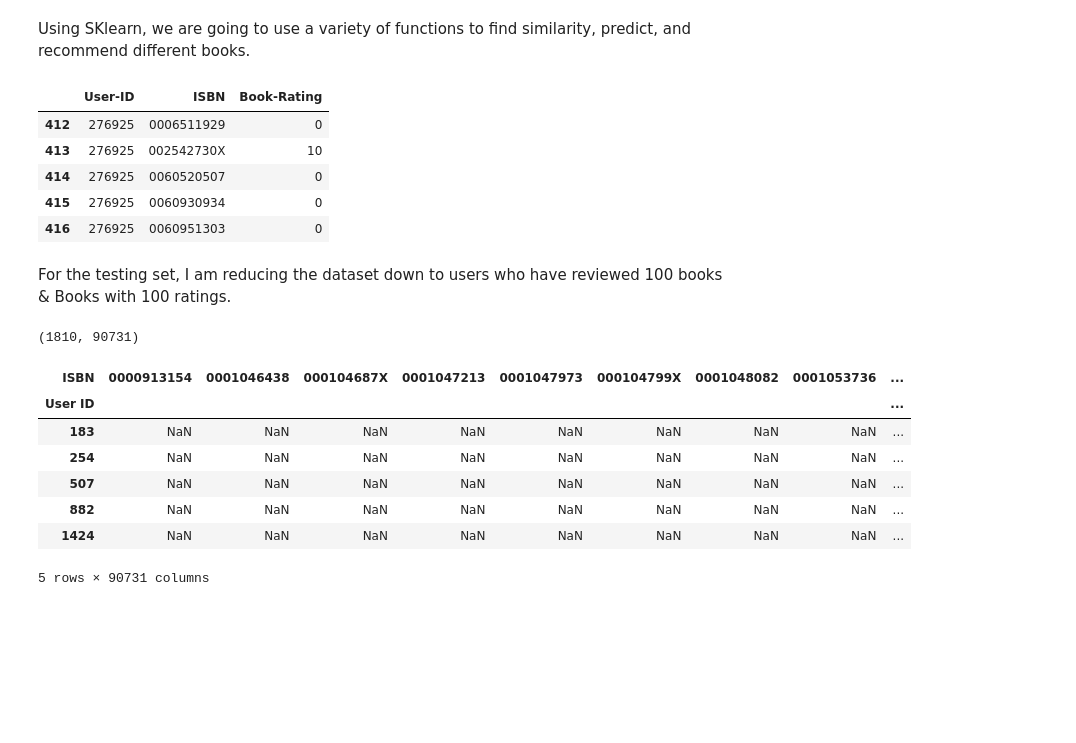
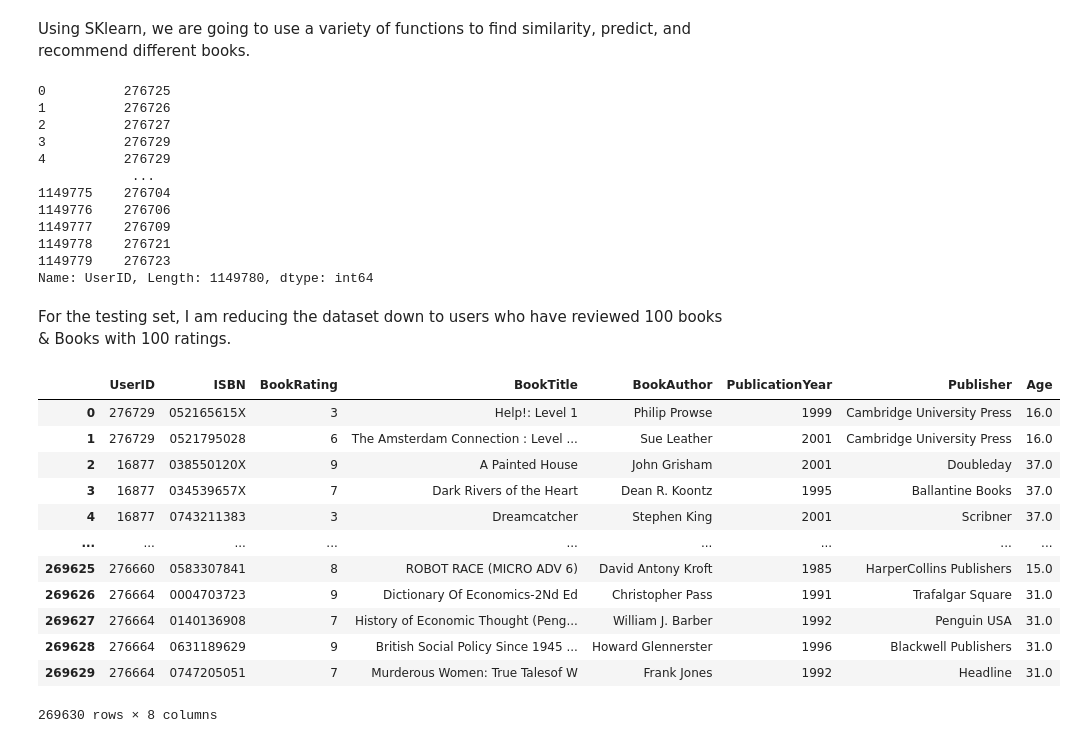
Before and after one commit to wristi/Book-Recommender-System-Challenge, a Jupyter notebook: Project_Code/Recommender System.ipynb, the cells around one changed output. Cells and saved outputs as stored; diff of their text form; code cells hidden in the pictures; blank space fills up the shorter version.

```diff
--- a/Project_Code/Recommender System.ipynb
+++ b/Project_Code/Recommender System.ipynb
@@ -21,15 +21,27 @@ import re
 # %%
-ratings = pd.read_csv('BX-Book-Ratings-Clean.csv', encoding='ISO-8859–1',on_bad_lines='skip',quotechar='"',sep=";",escapechar= "\\")
-books = pd.read_csv('BX_Books.csv', encoding='ISO-8859–1',on_bad_lines='skip',quotechar='"',sep=";",escapechar= "\\")
+ratings = pd.read_csv('BX-Book-Ratings.csv', encoding='ISO-8859–1',on_bad_lines='skip',quotechar='"',sep=";",escapechar= "\\")
+books = pd.read_csv('BX-Books.csv', encoding='ISO-8859–1',on_bad_lines='skip',quotechar='"',sep=";",escapechar= "\\")
 users = pd.read_csv('BX-Users.csv', encoding='ISO-8859–1',on_bad_lines='skip',quotechar='"',sep=";",escapechar= "\\")
 # %%
-ratings.head()
+#print(ratings.shape)
+ratings.columns
+ratings = ratings.rename(columns={"User-ID": "UserID", "Book-Rating": "BookRating", "Book-Author": "BookAuthor", "Book-Title": "BookTitle","Year-Of-Publication": "PublicationYear"})
+
+
+#print(books.shape)
+#print(users.shape)
 # %% [output]
-|  | User-ID | ISBN | Book-Rating |
-| 412 | 276925 | 0006511929 | 0 |
-| 413 | 276925 | 002542730X | 10 |
-| 414 | 276925 | 0060520507 | 0 |
-| 415 | 276925 | 0060930934 | 0 |
-| 416 | 276925 | 0060951303 | 0 |
+0          276725
+1          276726
+2          276727
+3          276729
+4          276729
+            ...
+1149775    276704
+1149776    276706
+1149777    276709
+1149778    276721
+1149779    276723
+Name: UserID, Length: 1149780, dtype: int64
 # %%
 #remove implicit data
@@ -48,32 +60,18 @@ reviews_and_users['Book Author'] = reviews_and_users['Book Author'].str.title()
 # %% [markdown]
 For the testing set, I am reducing the dataset down to users who have reviewed 100 books & Books with 100 ratings.
 # %%
-counts = reviews_and_users["User ID"].value_counts()
-ratings = reviews_and_users[reviews_and_users["User ID"].isin(counts[counts>= 100 ].index)]
-
-counts2 = reviews_and_users["Book Rating"].value_counts()
-ratings = reviews_and_users[reviews_and_users["Book Rating"].isin(counts[counts>= 100 ].index)]
+reviews_and_users
+# %% [output]
+|  | UserID | ISBN | BookRating | BookTitle | BookAuthor | PublicationYear | Publisher | Age |
+| 0 | 276729 | 052165615X | 3 | Help!: Level 1 | Philip Prowse | 1999 | Cambridge University Press | 16.0 |
+| 1 | 276729 | 0521795028 | 6 | The Amsterdam Connection : Level ... | Sue Leather | 2001 | Cambridge University Press | 16.0 |
+| 2 | 16877 | 038550120X | 9 | A Painted House | John Grisham | 2001 | Doubleday | 37.0 |
+| 3 | 16877 | 034539657X | 7 | Dark Rivers of the Heart | Dean R. Koontz | 1995 | Ballantine Books | 37.0 |
+| 4 | 16877 | 0743211383 | 3 | Dreamcatcher | Stephen King | 2001 | Scribner | 37.0 |
+| ... | ... | ... | ... | ... | ... | ... | ... | ... |
+| 269625 | 276660 | 0583307841 | 8 | ROBOT RACE (MICRO ADV 6) | David Antony Kroft | 1985 | HarperCollins Publishers | 15.0 |
+| 269626 | 276664 | 0004703723 | 9 | Dictionary Of Economics-2Nd Ed | Christopher Pass | 1991 | Trafalgar Square | 31.0 |
+| 269627 | 276664 | 0140136908 | 7 | History of Economic Thought (Peng... | William J. Barber | 1992 | Penguin USA | 31.0 |
+| 269628 | 276664 | 0631189629 | 9 | British Social Policy Since 1945 ... | Howard Glennerster | 1996 | Blackwell Publishers | 31.0 |
+| 269629 | 276664 | 0747205051 | 7 | Murderous Women: True Talesof W | Frank Jones | 1992 | Headline | 31.0 |
+269630 rows × 8 columns
-# %%
-ratings_matrix = reviews_and_users.pivot(index='User ID',
-                                         columns='ISBN',
-                                         values= 'Book Rating')
-
-ratings_matrix = reviews_and_users.pivot(index='User ID',
-                                         columns='ISBN',
-                                         values='Book Rating')
-
-userID = ratings_matrix.index
-ISBN = ratings_matrix.columns
-
-print(ratings_matrix.shape)
-ratings_matrix.head()
-# %% [output]
-(1810, 90731)
-| ISBN | 0000913154 | 0001046438 | 000104687X | 0001047213 | 0001047973 | 000104799X | 0001048082 | 0001053736 | ... |
-| User ID |  |  |  |  |  |  |  |  | ... |
-| 183 | NaN | NaN | NaN | NaN | NaN | NaN | NaN | NaN | ... |
-| 254 | NaN | NaN | NaN | NaN | NaN | NaN | NaN | NaN | ... |
-| 507 | NaN | NaN | NaN | NaN | NaN | NaN | NaN | NaN | ... |
-| 882 | NaN | NaN | NaN | NaN | NaN | NaN | NaN | NaN | ... |
-| 1424 | NaN | NaN | NaN | NaN | NaN | NaN | NaN | NaN | ... |
-5 rows × 90731 columns
```
Also changed, not shown: parts of 21 cells of this notebook, 6 other files.
